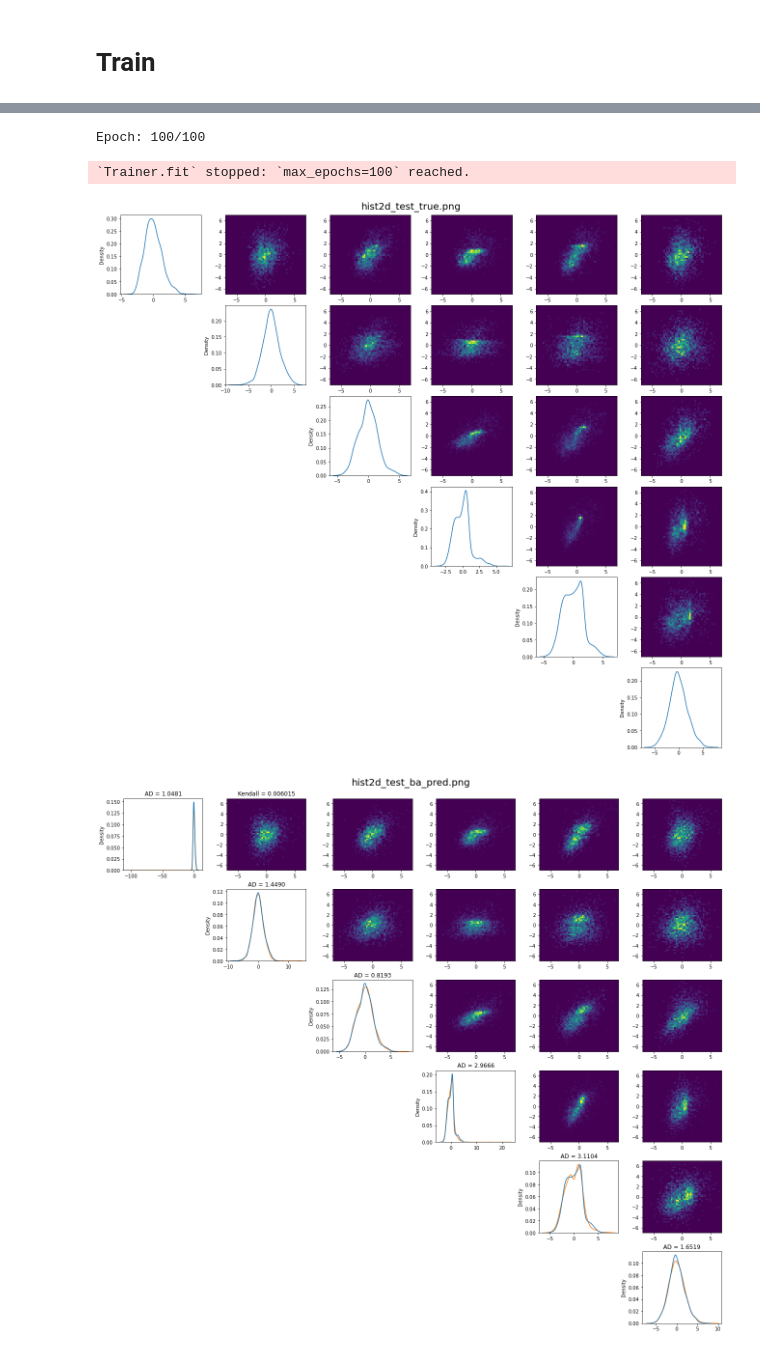
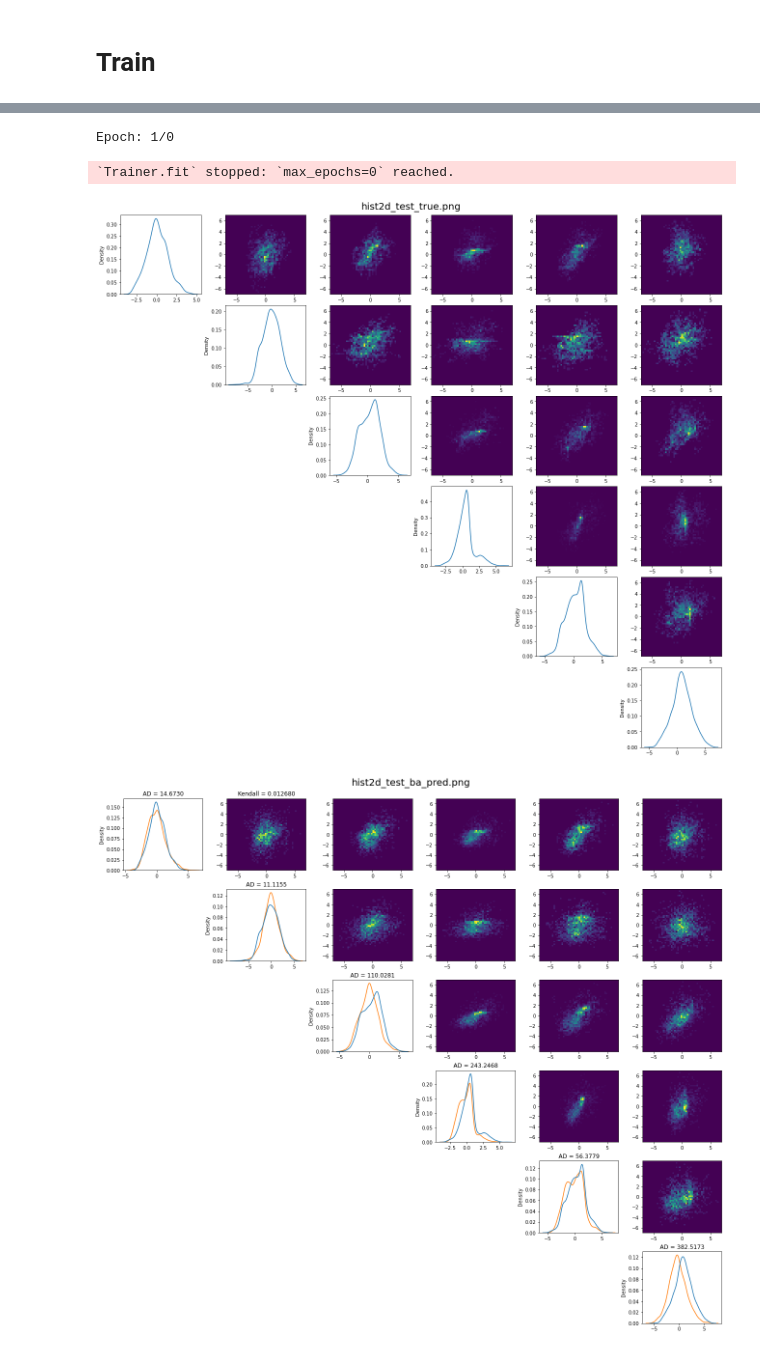
Before and after one commit to saschagaudlitz/Flash, a Jupyter notebook: train.ipynb, the cells around one changed output, grey strips where cells are left out. Saved outputs shown, nothing was run; the diff lists cells and outputs as text; code cells hidden in the pictures.

```diff
--- a/train.ipynb
+++ b/train.ipynb
@@ -46,7 +53,7 @@ for i in range(6):
 # %% [markdown]
 # Train
 # %%
-with open('configs/maf.yaml', 'r') as file:
+with open('configs/kde.yaml', 'r') as file:
     try:
         config = yaml.safe_load(file)
     except yaml.YAMLError as exc:
@@ -68,4 +75,4 @@ with mlflow.start_run() as run:
-Epoch: 100/100
+Epoch: 1/0
-`Trainer.fit` stopped: `max_epochs=100` reached.
+`Trainer.fit` stopped: `max_epochs=0` reached.
-[figure, old version]
+[figure, new version]
-[figure, old version]
+[figure, new version]
```
Also changed, not shown: parts of 4 cells of this notebook, 3 other files.
